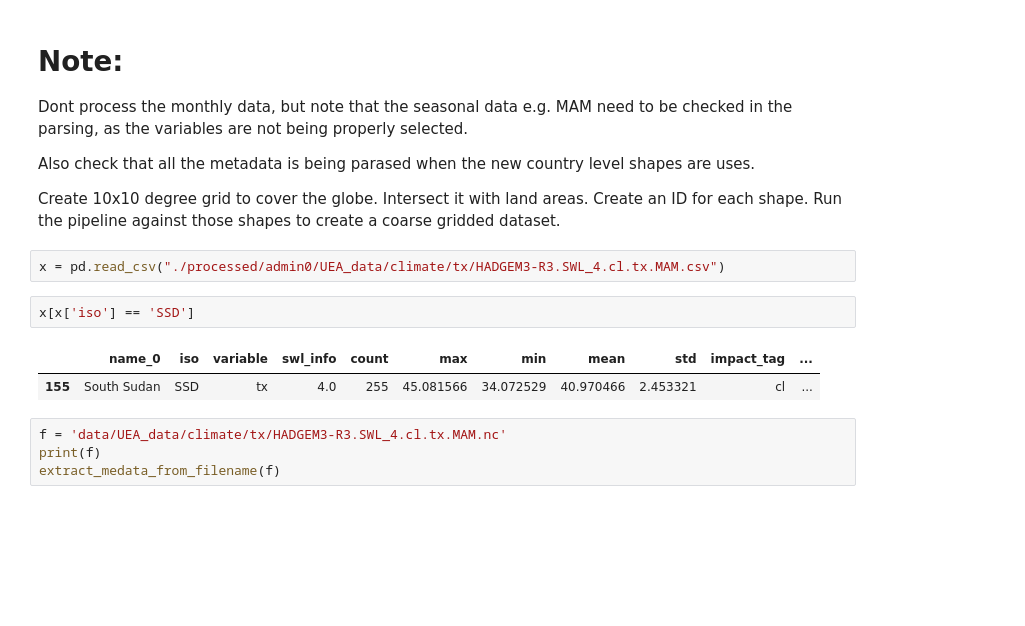
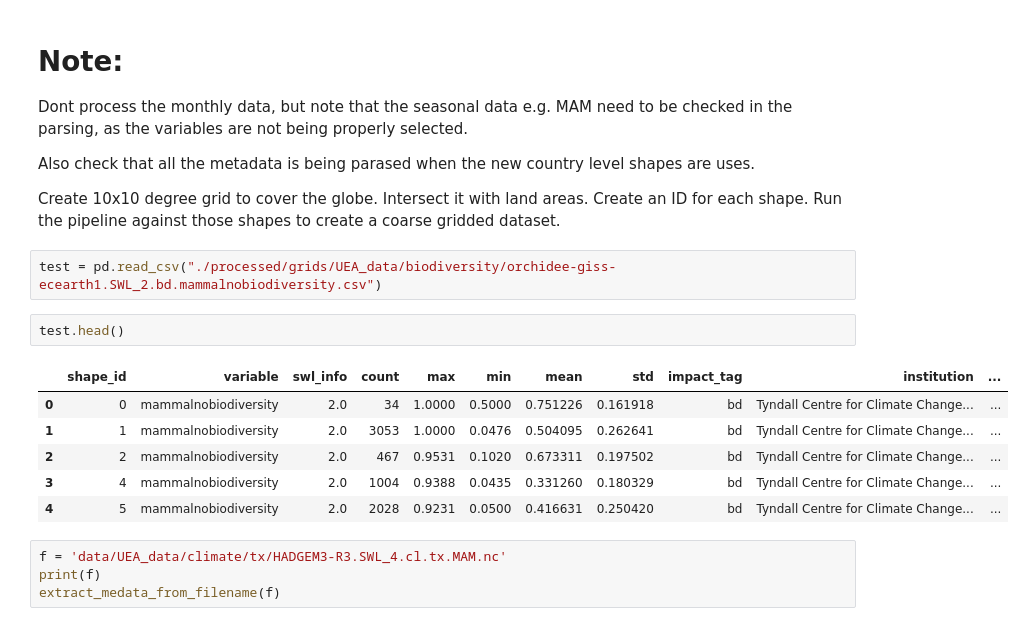
Before and after one commit to Vizzuality/helix-scope-data, a Jupyter notebook: work/test_code.ipynb, the cells around one changed output. Cells and saved outputs as stored; diff of their text form; blank space fills up the shorter version.

```diff
--- a/work/test_code.ipynb
+++ b/work/test_code.ipynb
@@ -41,13 +39,17 @@ Dont process the monthly data, but note that the seasonal data e.g. MAM need to
 Also check that all the metadata is being parased when the new country level shapes are uses.
 
 Create 10x10 degree grid to cover the globe. Intersect it with land areas. Create an ID for each shape. Run the pipeline against those shapes to create a coarse gridded dataset.
-# %%
-x = pd.read_csv("./processed/admin0/UEA_data/climate/tx/HADGEM3-R3.SWL_4.cl.tx.MAM.csv")
-# %%
-x[x['iso'] == 'SSD']
-# %% [output]
-|  | name_0 | iso | variable | swl_info | count | max | min | mean | std | impact_tag | ... |
-| 155 | South Sudan | SSD | tx | 4.0 | 255 | 45.081566 | 34.072529 | 40.970466 | 2.453321 | cl | ... |
+# %%
+test = pd.read_csv("./processed/grids/UEA_data/biodiversity/orchidee-giss-ecearth1.SWL_2.bd.mammalnobiodiversity.csv")
+# %%
+test.head()
+# %% [output]
+|  | shape_id | variable | swl_info | count | max | min | mean | std | impact_tag | institution | ... |
+| 0 | 0 | mammalnobiodiversity | 2.0 | 34 | 1.0000 | 0.5000 | 0.751226 | 0.161918 | bd | Tyndall Centre for Climate Change... | ... |
+| 1 | 1 | mammalnobiodiversity | 2.0 | 3053 | 1.0000 | 0.0476 | 0.504095 | 0.262641 | bd | Tyndall Centre for Climate Change... | ... |
+| 2 | 2 | mammalnobiodiversity | 2.0 | 467 | 0.9531 | 0.1020 | 0.673311 | 0.197502 | bd | Tyndall Centre for Climate Change... | ... |
+| 3 | 4 | mammalnobiodiversity | 2.0 | 1004 | 0.9388 | 0.0435 | 0.331260 | 0.180329 | bd | Tyndall Centre for Climate Change... | ... |
+| 4 | 5 | mammalnobiodiversity | 2.0 | 2028 | 0.9231 | 0.0500 | 0.416631 | 0.250420 | bd | Tyndall Centre for Climate Change... | ... |
 # %%
 f = 'data/UEA_data/climate/tx/HADGEM3-R3.SWL_4.cl.tx.MAM.nc'
 print(f)
```
Also changed, not shown: parts of 23 cells of this notebook, 3 other files.
